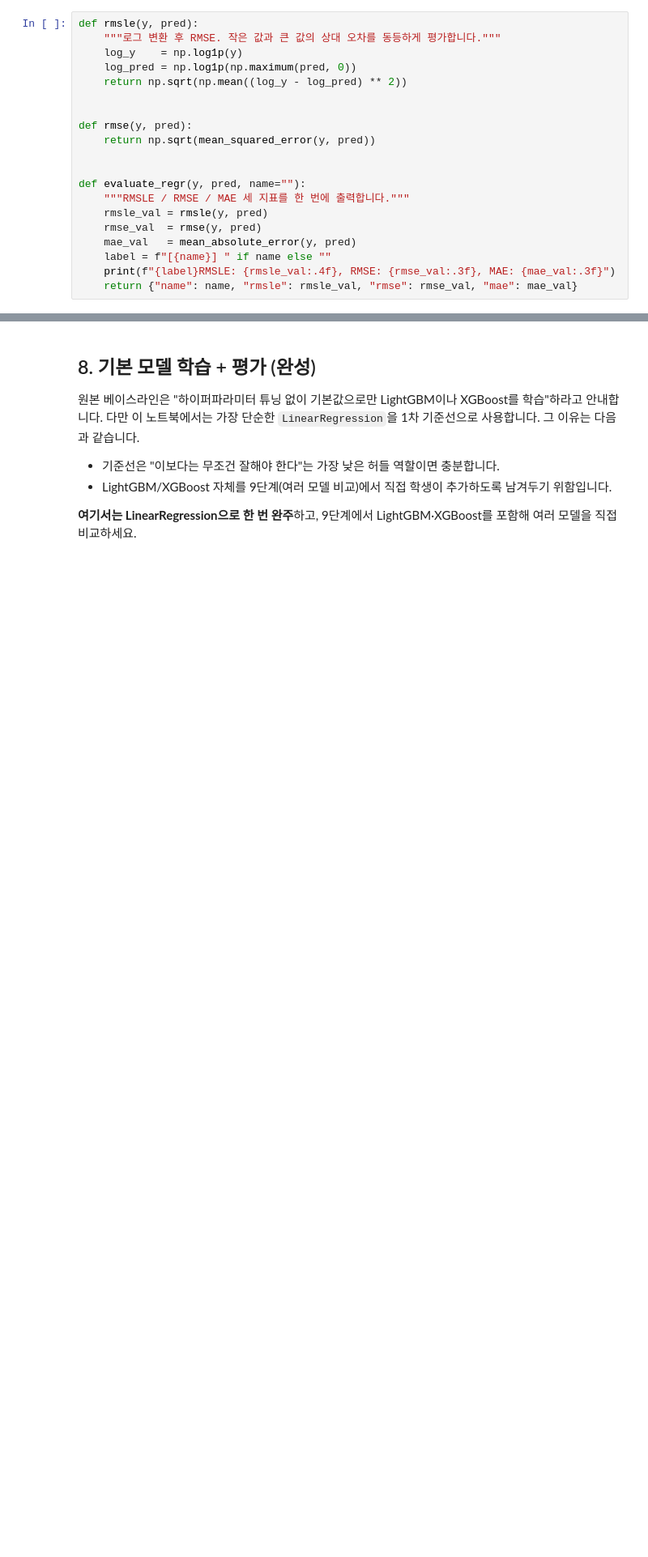
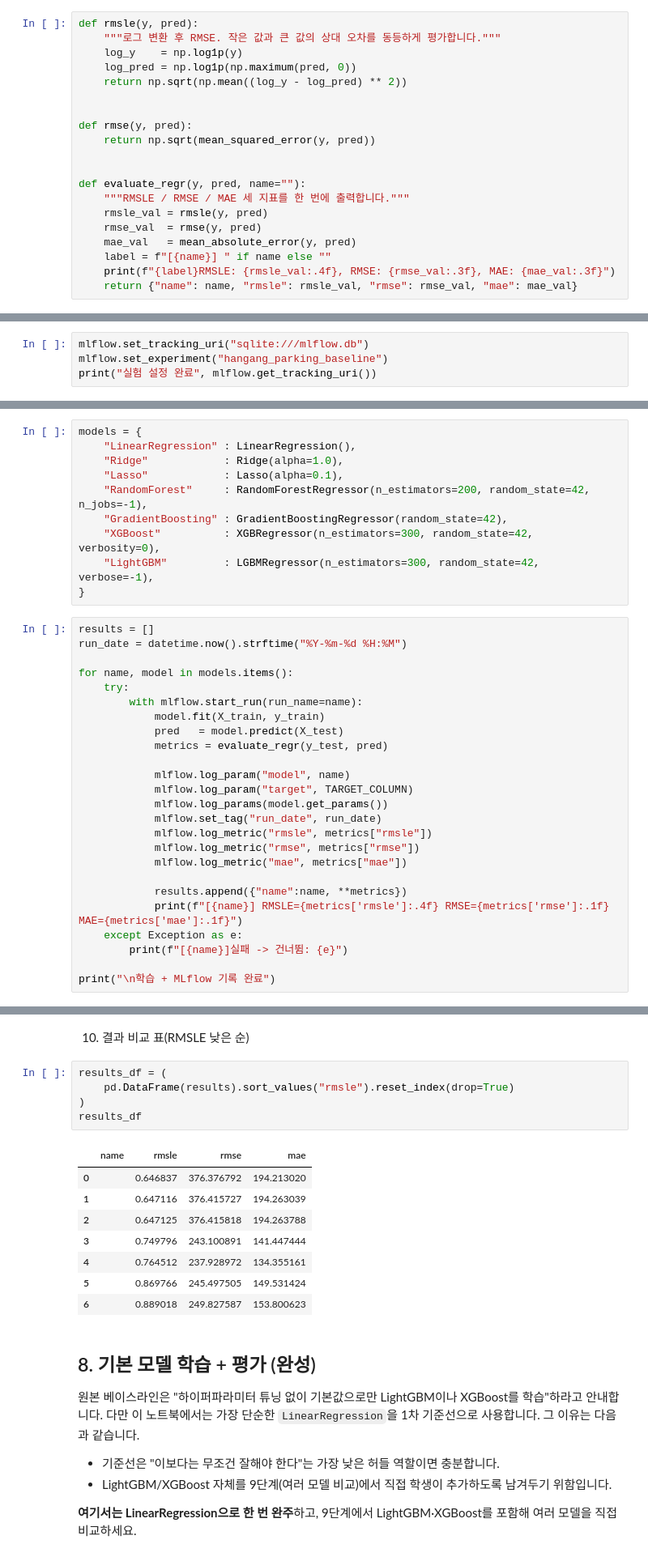
Before and after one commit to soo423/hangang_parking, a Jupyter notebook: ml/train_baseline.ipynb, the cells around one changed output, grey strips where cells are left out. Shown at 81% size. Drawn from its saved outputs; the diff is of its cells as text; blank space fills up the shorter version.

```diff
--- a/ml/train_baseline.ipynb
+++ b/ml/train_baseline.ipynb
@@ -210,0 +230,4 @@ def evaluate_regr(y, pred, name=""):
+# %%
+mlflow.set_tracking_uri("sqlite:///mlflow.db")
+mlflow.set_experiment("hangang_parking_baseline")
+print("실험 설정 완료", mlflow.get_tracking_uri())
@@ -210,0 +238,35 @@ def evaluate_regr(y, pred, name=""):
+# %%
+models = {
+    "LinearRegression" : LinearRegression(),
+    "Ridge"            : Ridge(alpha=1.0),
+    "Lasso"            : Lasso(alpha=0.1),
+    "RandomForest"     : RandomForestRegressor(n_estimators=200, random_state=42, n_jobs=-1),
+    "GradientBoosting" : GradientBoostingRegressor(random_state=42),
+    "XGBoost"          : XGBRegressor(n_estimators=300, random_state=42, verbosity=0),
+    "LightGBM"         : LGBMRegressor(n_estimators=300, random_state=42, verbose=-1),
+}
+# %%
+results = []
+run_date = datetime.now().strftime("%Y-%m-%d %H:%M")
+
+for name, model in models.items():
+    try:
+        with mlflow.start_run(run_name=name):
+            model.fit(X_train, y_train)
+            pred   = model.predict(X_test)
+            metrics = evaluate_regr(y_test, pred)
+
+            mlflow.log_param("model", name)
+            mlflow.log_param("target", TARGET_COLUMN)
+            mlflow.log_params(model.get_params())
+            mlflow.set_tag("run_date", run_date)
+            mlflow.log_metric("rmsle", metrics["rmsle"])
+            mlflow.log_metric("rmse", metrics["rmse"])
+            mlflow.log_metric("mae", metrics["mae"])
+
+            results.append({"name":name, **metrics})
+            print(f"[{name}] RMSLE={metrics['rmsle']:.4f} RMSE={metrics['rmse']:.1f} MAE={metrics['mae']:.1f}")
+    except Exception as e:
+        print(f"[{name}]실패 -> 건너뜀: {e}")
+
+print("\n학습 + MLflow 기록 완료")
@@ -211,3 +290,19 @@ def evaluate_regr(y, pred, name=""):
+# %% [markdown]
+10. 결과 비교 표(RMSLE 낮은 순)
+# %%
+results_df = (
+    pd.DataFrame(results).sort_values("rmsle").reset_index(drop=True)
+)
+results_df
+# %% [output]
+|  | name | rmsle | rmse | mae |
+| 0 |  | 0.646837 | 376.376792 | 194.213020 |
+| 1 |  | 0.647116 | 376.415727 | 194.263039 |
+| 2 |  | 0.647125 | 376.415818 | 194.263788 |
+| 3 |  | 0.749796 | 243.100891 | 141.447444 |
+| 4 |  | 0.764512 | 237.928972 | 134.355161 |
+| 5 |  | 0.869766 | 245.497505 | 149.531424 |
+| 6 |  | 0.889018 | 249.827587 | 153.800623 |
 # %% [markdown]
 ## 8. 기본 모델 학습 + 평가 (완성)
 
```
Also changed, not shown: parts of 11 cells of this notebook, 10 other files.
